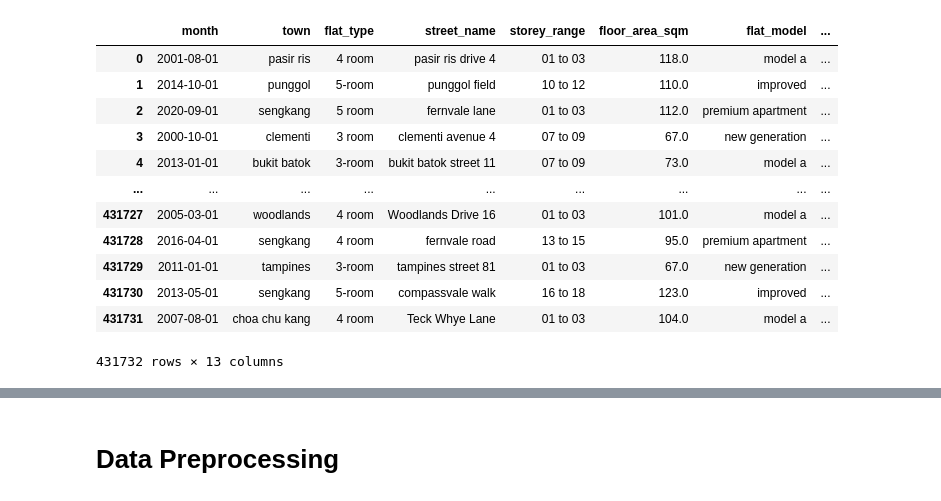
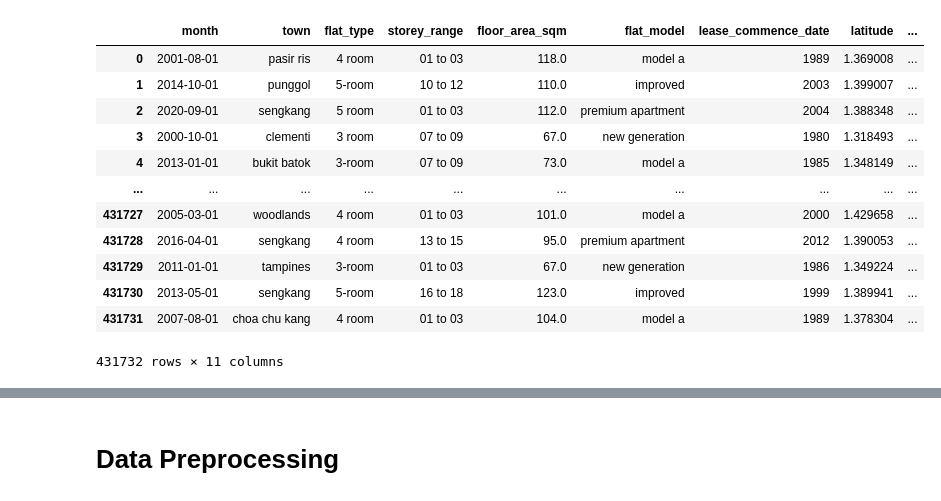
Before and after one commit to Walskor/CS5228, a Jupyter notebook: htx-run-1.ipynb, the cells around one changed output, grey strips where cells are left out. Cells and saved outputs as stored; diff of their text form; code cells hidden in the pictures.

Commit message:
all data, school 3 km

```diff
--- a/htx-run-1.ipynb
+++ b/htx-run-1.ipynb
@@ -11,19 +11,19 @@ test_data = pd.read_csv('./test.csv', parse_dates=['month'])
 au_train_data = pd.read_csv('auxiliary-data/comCountTrain.csv')
 au_test_data = pd.read_csv('auxiliary-data/comCountTest.csv')
 # %%
-train_data.drop(['block', 'eco_category', 'elevation', 'planning_area'], axis=1, inplace=True)
+train_data.drop(['block', 'eco_category', 'elevation', 'planning_area', 'region', 'street_name'], axis=1, inplace=True)
 train_data
 # %% [output]
-|  | month | town | flat_type | street_name | storey_range | floor_area_sqm | flat_model | ... |
-| 0 | 2001-08-01 | pasir ris | 4 room | pasir ris drive 4 | 01 to 03 | 118.0 | model a | ... |
-| 1 | 2014-10-01 | punggol | 5-room | punggol field | 10 to 12 | 110.0 | improved | ... |
-| 2 | 2020-09-01 | sengkang | 5 room | fernvale lane | 01 to 03 | 112.0 | premium apartment | ... |
-| 3 | 2000-10-01 | clementi | 3 room | clementi avenue 4 | 07 to 09 | 67.0 | new generation | ... |
-| 4 | 2013-01-01 | bukit batok | 3-room | bukit batok street 11 | 07 to 09 | 73.0 | model a | ... |
-| ... | ... | ... | ... | ... | ... | ... | ... | ... |
-| 431727 | 2005-03-01 | woodlands | 4 room | Woodlands Drive 16 | 01 to 03 | 101.0 | model a | ... |
-| 431728 | 2016-04-01 | sengkang | 4 room | fernvale road | 13 to 15 | 95.0 | premium apartment | ... |
-| 431729 | 2011-01-01 | tampines | 3-room | tampines street 81 | 01 to 03 | 67.0 | new generation | ... |
-| 431730 | 2013-05-01 | sengkang | 5-room | compassvale walk | 16 to 18 | 123.0 | improved | ... |
-| 431731 | 2007-08-01 | choa chu kang | 4 room | Teck Whye Lane | 01 to 03 | 104.0 | model a | ... |
+|  | month | town | flat_type | storey_range | floor_area_sqm | flat_model | lease_commence_date | latitude | ... |
+| 0 | 2001-08-01 | pasir ris | 4 room | 01 to 03 | 118.0 | model a | 1989 | 1.369008 | ... |
+| 1 | 2014-10-01 | punggol | 5-room | 10 to 12 | 110.0 | improved | 2003 | 1.399007 | ... |
+| 2 | 2020-09-01 | sengkang | 5 room | 01 to 03 | 112.0 | premium apartment | 2004 | 1.388348 | ... |
+| 3 | 2000-10-01 | clementi | 3 room | 07 to 09 | 67.0 | new generation | 1980 | 1.318493 | ... |
+| 4 | 2013-01-01 | bukit batok | 3-room | 07 to 09 | 73.0 | model a | 1985 | 1.348149 | ... |
+| ... | ... | ... | ... | ... | ... | ... | ... | ... | ... |
+| 431727 | 2005-03-01 | woodlands | 4 room | 01 to 03 | 101.0 | model a | 2000 | 1.429658 | ... |
+| 431728 | 2016-04-01 | sengkang | 4 room | 13 to 15 | 95.0 | premium apartment | 2012 | 1.390053 | ... |
+| 431729 | 2011-01-01 | tampines | 3-room | 01 to 03 | 67.0 | new generation | 1986 | 1.349224 | ... |
+| 431730 | 2013-05-01 | sengkang | 5-room | 16 to 18 | 123.0 | improved | 1999 | 1.389941 | ... |
+| 431731 | 2007-08-01 | choa chu kang | 4 room | 01 to 03 | 104.0 | model a | 1989 | 1.378304 | ... |
-431732 rows × 13 columns
+431732 rows × 11 columns
```
Also changed, not shown: parts of 17 cells of this notebook, 1 other file.
